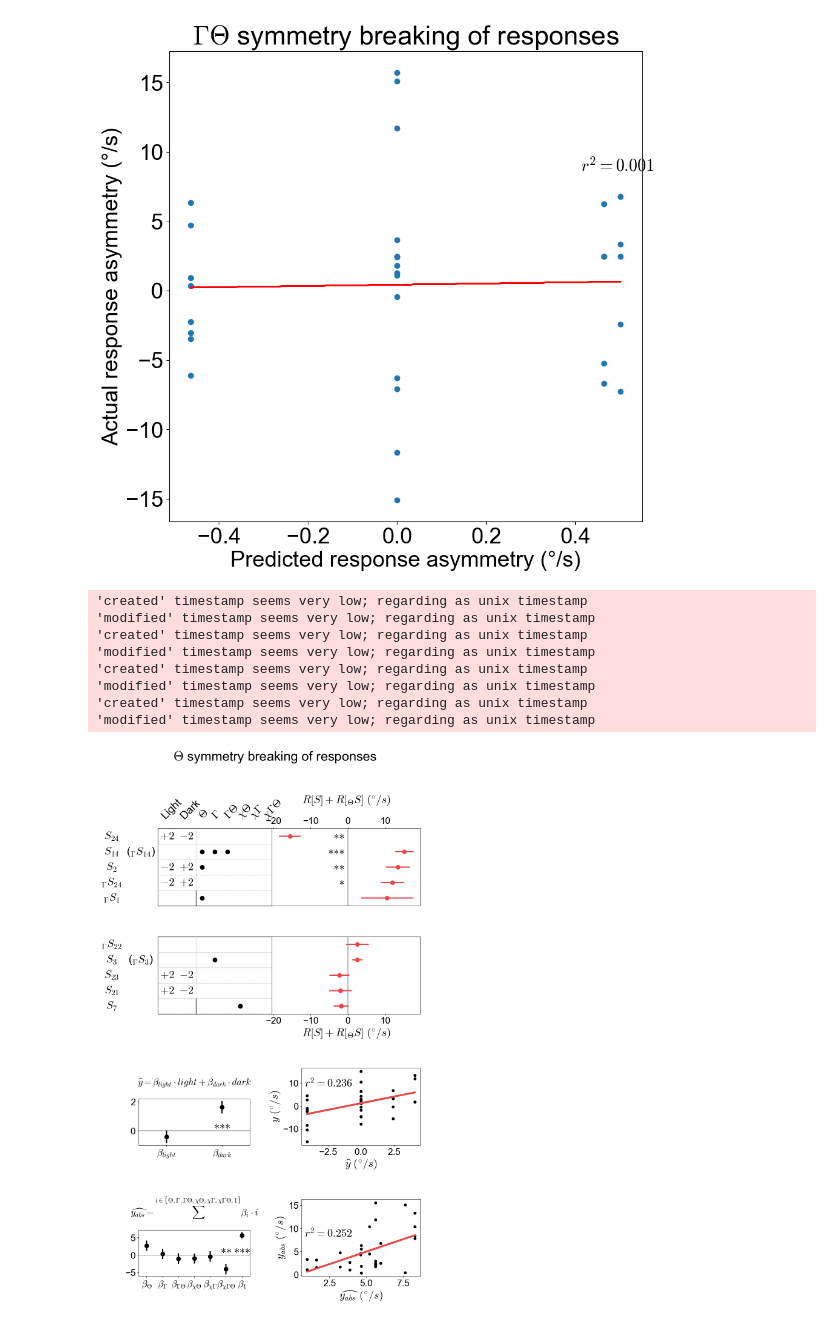
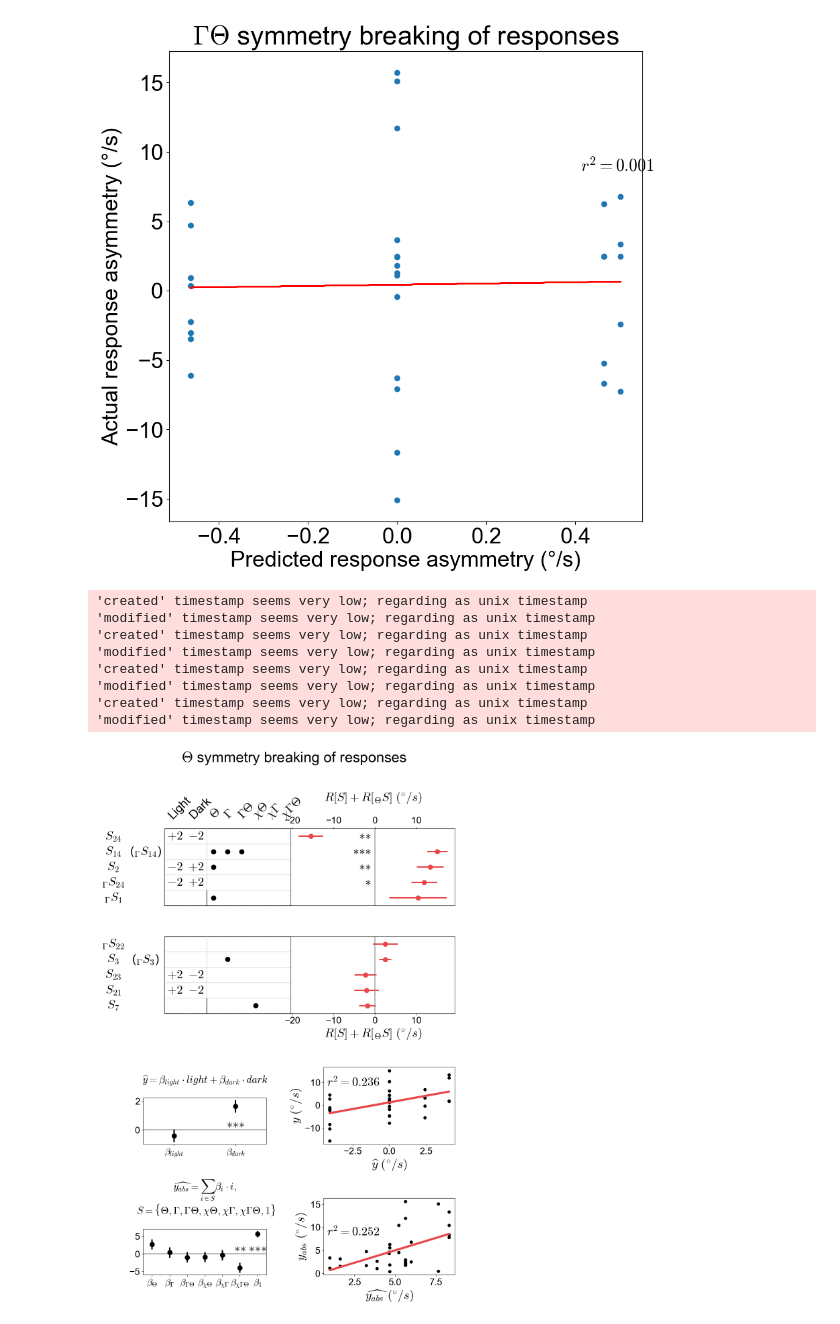
Before and after one commit to ClarkLabCode/TimeReversalSymmetry, a Jupyter notebook: figure_scripts/figure4.ipynb, the cells around one changed output. Drawn from its saved outputs; the diff is of its cells as text; code cells hidden in the pictures.

Commit message:
before deleting v1 of figure 4

```diff
--- a/figure_scripts/figure4.ipynb
+++ b/figure_scripts/figure4.ipynb
@@ -1124,7 +1124,7 @@ def build_summary_plot(full_flips_df, edges_ols_results, symmetries_ols_results,
     table_width = 1
     extra_factor = 0.75
 
-    fig = plt.figure(figsize = (12, 20))
+    fig = plt.figure(figsize = (12, 18))
     ax_dict = fig.subplot_mosaic(
         """
         ......AA
@@ -1162,7 +1162,7 @@ def build_summary_plot(full_flips_df, edges_ols_results, symmetries_ols_results,
 
         #plt.yticks(flips_df.index, ((stimulus_df.loc[flips_df['stimulus id'][i], 'Stimulus type'] + ', ' + flips_df['stimulus combination'][i]) for i in flips_df.index), rotation = 'horizontal')
         ax.set_yticks([], [])
-        ax.tick_params(axis='both', labelsize=22)
+        ax.tick_params(axis='both', labelsize=20)
 
 
         for i in flips_df.index:
@@ -1334,7 +1334,8 @@ def build_summary_plot(full_flips_df, edges_ols_results, symmetries_ols_results,
             mean_type = 'mean_abs'
             ax_names = ['E', 'F']
             #ax_title =  '$\widehat{\\mid y \\mid}= \\beta_{' + '\Theta}+ \\beta_{' + '\Gamma}+ \\beta_{' + '\Gamma\Theta}+ \\beta_{' + '\chi\Theta}+\\beta_{' + '\chi\Gamma} + \\beta_{' + '\chi\Gamma\Theta} + b$\n'
-            ax_title =  '$\widehat{y_{abs}}= \sum^{i \in \{\Theta, \Gamma, \Gamma\Theta, \chi\Theta, \chi\Gamma, \chi\Gamma\Theta, 1\}}\\beta_i \cdot i$\n'
+            #ax_title =  '$\widehat{y_{abs}}= \sum_{\substack{i \in \\\\ \{\Theta, \Gamma, \Gamma\Theta, \chi\Theta, \\\\ \chi\Gamma, \chi\Gamma\Theta, 1\}}}{\\beta_i \cdot i}$\n'
+            ax_title =  '$\widehat{y_{abs}}= \sum_{i \in S}{\\beta_i \cdot i}, $\n $S = \{\Theta, \Gamma, \Gamma\Theta, \chi\Theta, \chi\Gamma, \chi\Gamma\Theta, 1\}$\n'
             x_label = '$\widehat{y_{abs}}$ $(^{\circ}/s)$'
             y_label = '$y_{abs}$ $(^{\circ}/s)$'
         elif mode == 'edges':
@@ -1349,7 +1350,7 @@ def build_summary_plot(full_flips_df, edges_ols_results, symmetries_ols_results,
             y_label = '$y$ $(^{\circ}/s)$'
 
         ax = ax_dict[ax_names[1]]
-        ax.tick_params(axis='both', labelsize=22)
+        ax.tick_params(axis='both', labelsize=20)
         #ax.set_xticks([], [])
         #ax.set_xlim([-8, 8])
         ax.set_xticks(0.5 + np.arange(0, len(rows)), row_labels)
@@ -1386,7 +1387,7 @@ def build_summary_plot(full_flips_df, edges_ols_results, symmetries_ols_results,
 
         ax = ax_dict[ax_names[0]]
         plt.sca(ax)
-        ax.tick_params(axis='both', labelsize=22)
+        ax.tick_params(axis='both', labelsize=20)
         plt.scatter(full_flips_df[ols_predictions_colname], full_flips_df[mean_type], c = "k")
         plt.xlabel(x_label)
         plt.ylabel(y_label)
@@ -1402,16 +1403,16 @@ def build_summary_plot(full_flips_df, edges_ols_results, symmetries_ols_results,
 
     plt.show()
 # %%
-build_summary_plot(t_flips_df, t_flip_ols_results_edges, t_flip_ols_results_symmetry, '$\Theta$ symmetry breaking of responses', save_name = save_filepath + 'fig4/summary_plot_t_flips_edges_ols.pdf', color = "#E9484B")
+build_summary_plot(t_flips_df, t_flip_ols_results_edges, t_flip_ols_results_symmetry, '$\Theta$ symmetry breaking of responses', save_name = save_filepath + 'fig4/summary_plot_t_flips_v1.pdf', color = "#E9484B")
 # %% [output]
 'created' timestamp seems very low; regarding as unix timestamp
 'modified' timestamp seems very low; regarding as unix timestamp
 'created' timestamp seems very low; regarding as unix timestamp
 'modified' timestamp seems very low; regarding as unix timestamp
 'created' timestamp seems very low; regarding as unix timestamp
 'modified' timestamp seems very low; regarding as unix timestamp
 'created' timestamp seems very low; regarding as unix timestamp
 'modified' timestamp seems very low; regarding as unix timestamp
-[figure, old version]
+[figure, new version]
 # %%
 #https://stackoverflow.com/questions/57168268/matplotlib-table-y-axis-alignment-to-chart
```
Also changed, not shown: parts of 4 cells of this notebook, 10 other files.
